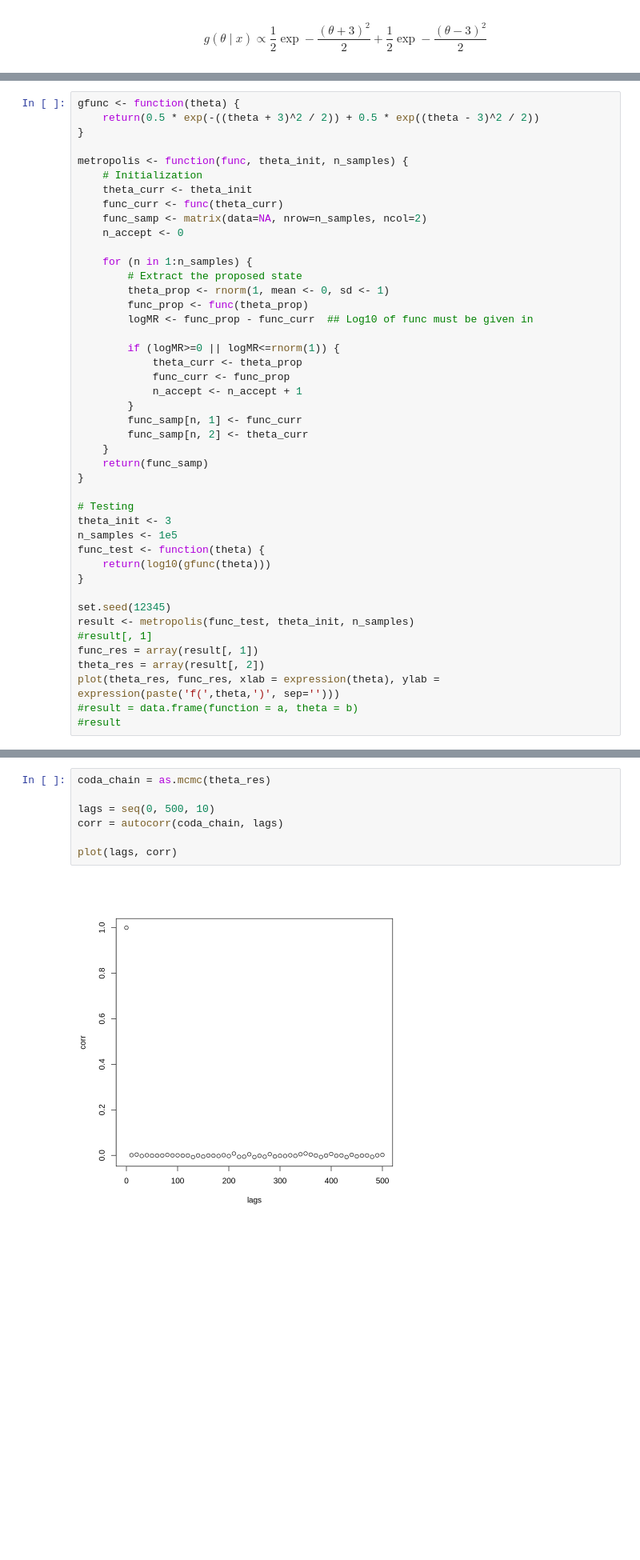
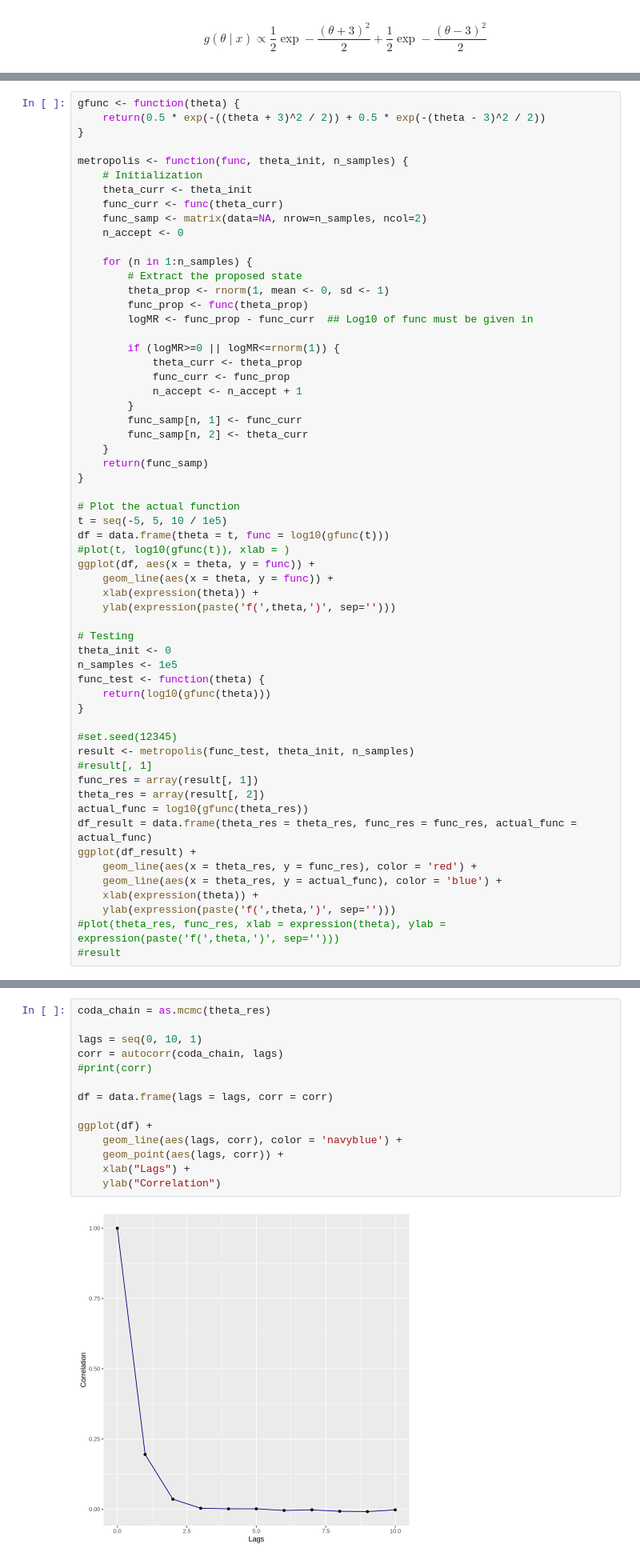
Before and after one commit to pietromalagoli/asp, a Jupyter notebook: code/lab05/Malagoli_Pietro_RLab05.ipynb, the cells around one changed output, grey strips where cells are left out. Shown at 80% size. Drawn from its saved outputs; the diff is of its cells as text; blank space fills up the shorter version.

Commit message:
lab05 point1 done

```diff
--- a/code/lab05/Malagoli_Pietro_RLab05.ipynb
+++ b/code/lab05/Malagoli_Pietro_RLab05.ipynb
@@ -23,6 +18,6 @@ and the chain autocorrelation function. What are the best parameters ?
 # %%
 gfunc <- function(theta) {
-    return(0.5 * exp(-((theta + 3)^2 / 2)) + 0.5 * exp((theta - 3)^2 / 2))
+    return(0.5 * exp(-((theta + 3)^2 / 2)) + 0.5 * exp(-(theta - 3)^2 / 2))
 }
 
 metropolis <- function(func, theta_init, n_samples) {
@@ -49,19 +44,34 @@ metropolis <- function(func, theta_init, n_samples) {
     return(func_samp)
 }
 
+# Plot the actual function
+t = seq(-5, 5, 10 / 1e5)
+df = data.frame(theta = t, func = log10(gfunc(t)))
+#plot(t, log10(gfunc(t)), xlab = )
+ggplot(df, aes(x = theta, y = func)) +
+    geom_line(aes(x = theta, y = func)) +
+    xlab(expression(theta)) +
+    ylab(expression(paste('f(',theta,')', sep='')))
+
 # Testing
-theta_init <- 3
+theta_init <- 0
 n_samples <- 1e5
 func_test <- function(theta) {
     return(log10(gfunc(theta)))
 }
 
-set.seed(12345)
+#set.seed(12345)
 result <- metropolis(func_test, theta_init, n_samples)
 #result[, 1]
 func_res = array(result[, 1])
 theta_res = array(result[, 2])
-plot(theta_res, func_res, xlab = expression(theta), ylab = expression(paste('f(',theta,')', sep='')))
-#result = data.frame(function = a, theta = b)
+actual_func = log10(gfunc(theta_res))
+df_result = data.frame(theta_res = theta_res, func_res = func_res, actual_func = actual_func)
+ggplot(df_result) +
+    geom_line(aes(x = theta_res, y = func_res), color = 'red') +
+    geom_line(aes(x = theta_res, y = actual_func), color = 'blue') +
+    xlab(expression(theta)) +
+    ylab(expression(paste('f(',theta,')', sep='')))
+#plot(theta_res, func_res, xlab = expression(theta), ylab = expression(paste('f(',theta,')', sep='')))
 #result
 # %% [output]
@@ -69,9 +82,16 @@ plot(theta_res, func_res, xlab = expression(theta), ylab = expression(paste('f('
 # %%
 coda_chain = as.mcmc(theta_res)
 
-lags = seq(0, 500, 10)
+lags = seq(0, 10, 1)
 corr = autocorr(coda_chain, lags)
+#print(corr)
 
-plot(lags, corr)
+df = data.frame(lags = lags, corr = corr)
+
+ggplot(df) +
+    geom_line(aes(lags, corr), color = 'navyblue') +
+    geom_point(aes(lags, corr)) +
+    xlab("Lags") +
+    ylab("Correlation")
 # %% [output]
-[figure, old version]
+[figure, new version]
```
Also changed, not shown: parts of 10 cells of this notebook.
